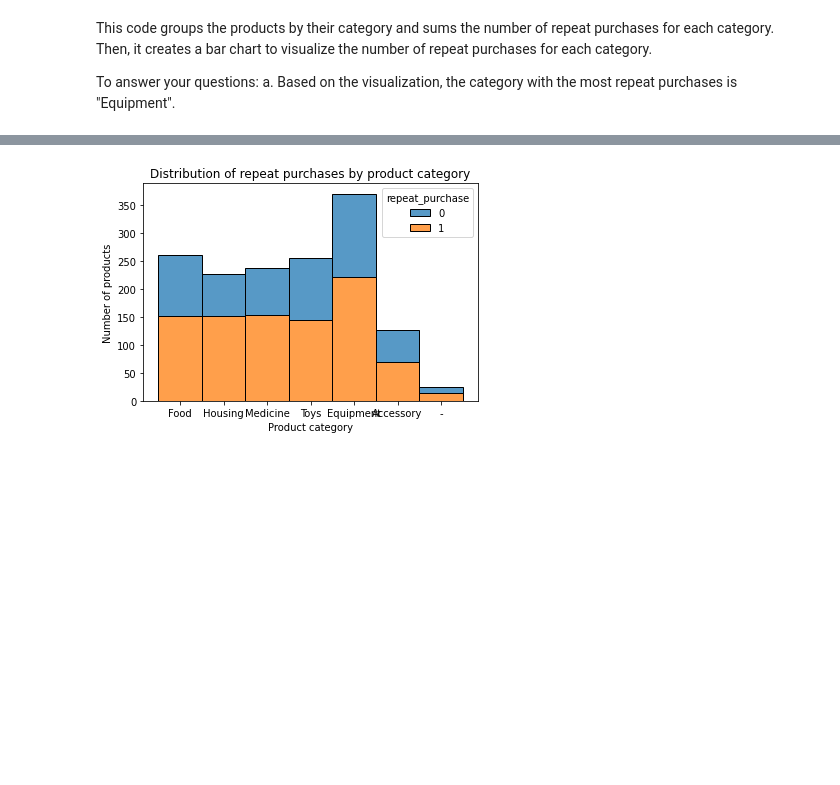
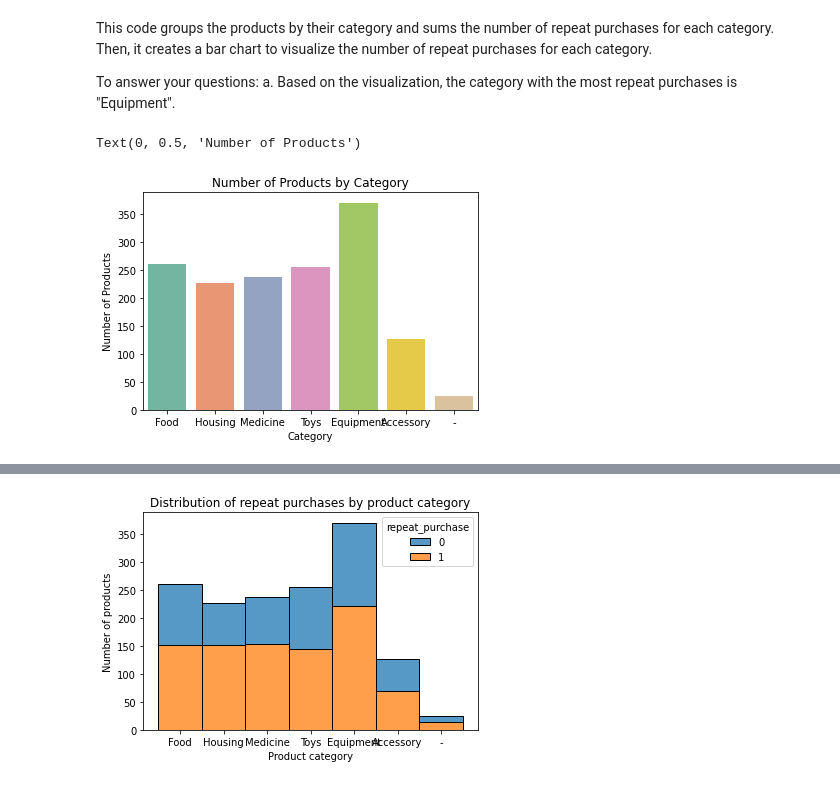
Before and after one commit to asifahsaan/DataCamp, a Jupyter notebook: Pet_Supplies_DataCamp.ipynb, the cells around one changed output, grey strips where cells are left out. Drawn from its saved outputs; the diff is of its cells as text; code cells hidden in the pictures; blank space fills up the shorter version.

```diff
--- a/Pet_Supplies_DataCamp.ipynb
+++ b/Pet_Supplies_DataCamp.ipynb
@@ -157,3 +158,12 @@ This code groups the products by their category and sums the number of repeat pu
 
 To answer your questions:
 a. Based on the visualization, the category with the most repeat purchases is "Equipment".
+# %%
+# Bar plot
+sns.countplot(x='category', data=df, palette='Set2')
+plt.title('Number of Products by Category')
+plt.xlabel('Category')
+plt.ylabel('Number of Products')
+# %% [output]
+Text(0, 0.5, 'Number of Products')
+[figure, added]
```
Also changed, not shown: parts of 9 cells of this notebook.
